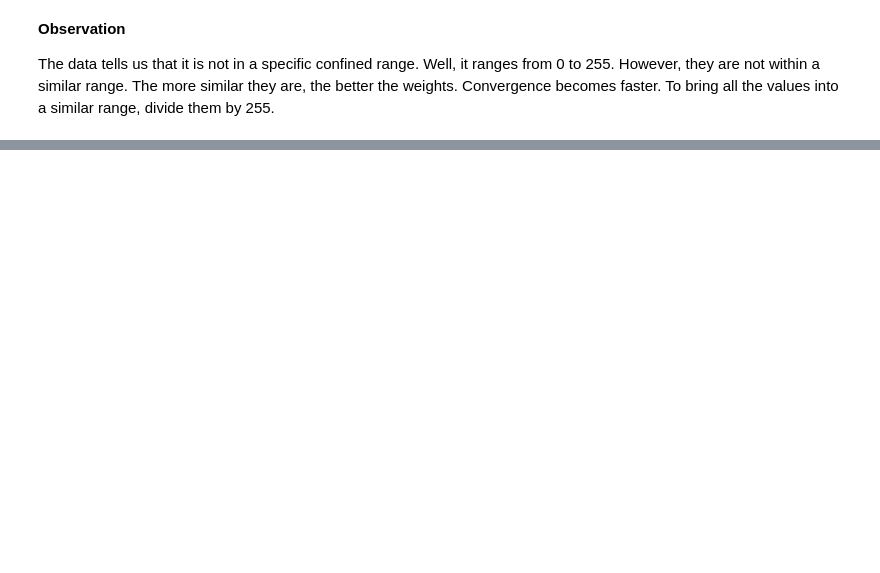
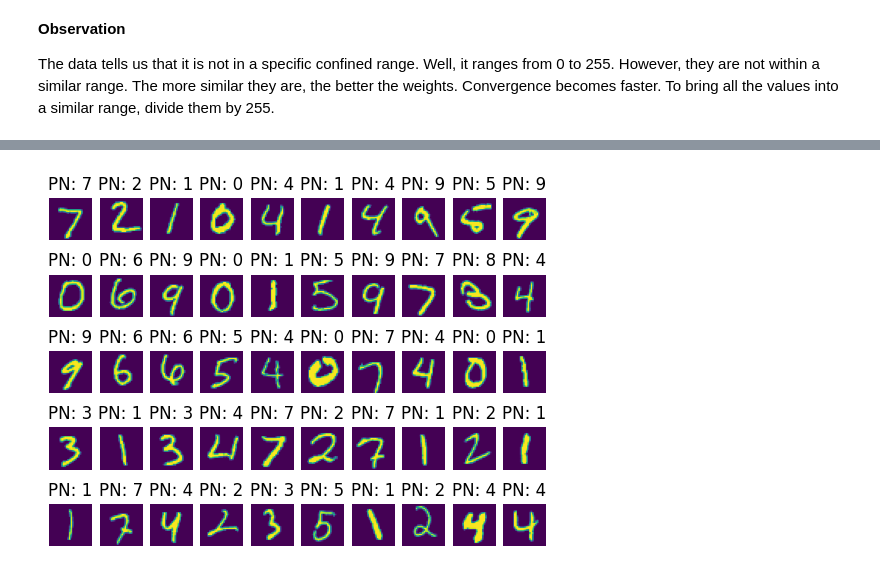
Before and after one commit to Khan996/DL-Learning, a Jupyter notebook: Deep Learning/Digit Recognizer/dg_rcg.ipynb, the cells around one changed output, grey strips where cells are left out. Cells and saved outputs as stored; diff of their text form; code cells hidden in the pictures; blank space fills up the shorter version.

```diff
--- a/Deep Learning/Digit Recognizer/dg_rcg.ipynb
+++ b/Deep Learning/Digit Recognizer/dg_rcg.ipynb
@@ -80,0 +219,8 @@ accuracy_score(y_test, y_pred)
+# %%
+for i in range(50):
+    plt.subplot(5, 10, i+1)
+    plt.imshow(X_test[i])
+    plt.title(f"PN: {y_pred[i]}")
+    plt.axis("off")
+# %% [output]
+[figure, added]
```
Also changed, not shown: parts of 19 cells of this notebook.
